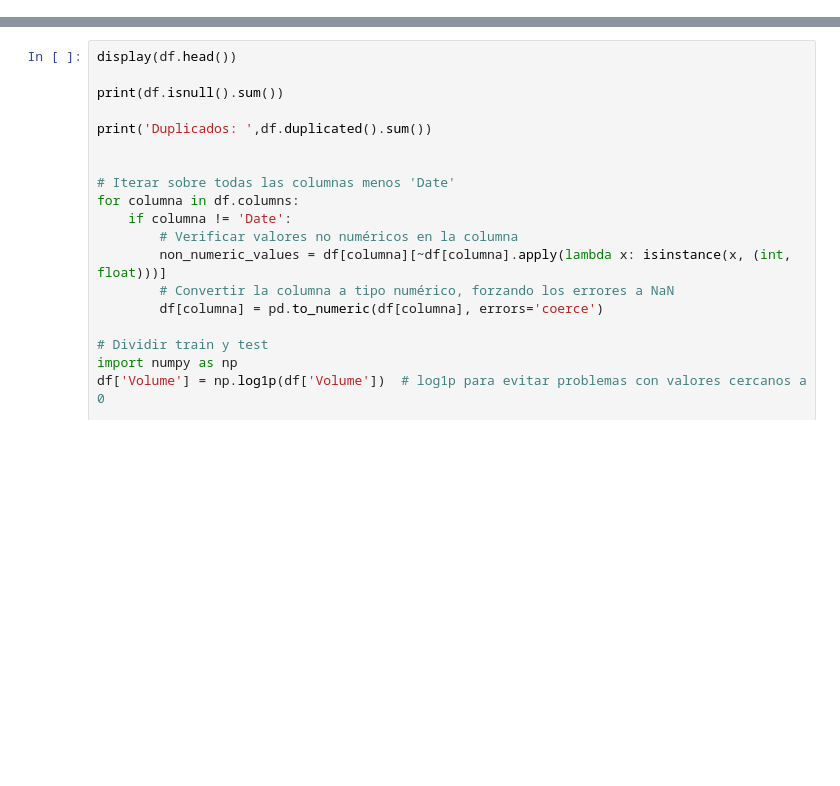
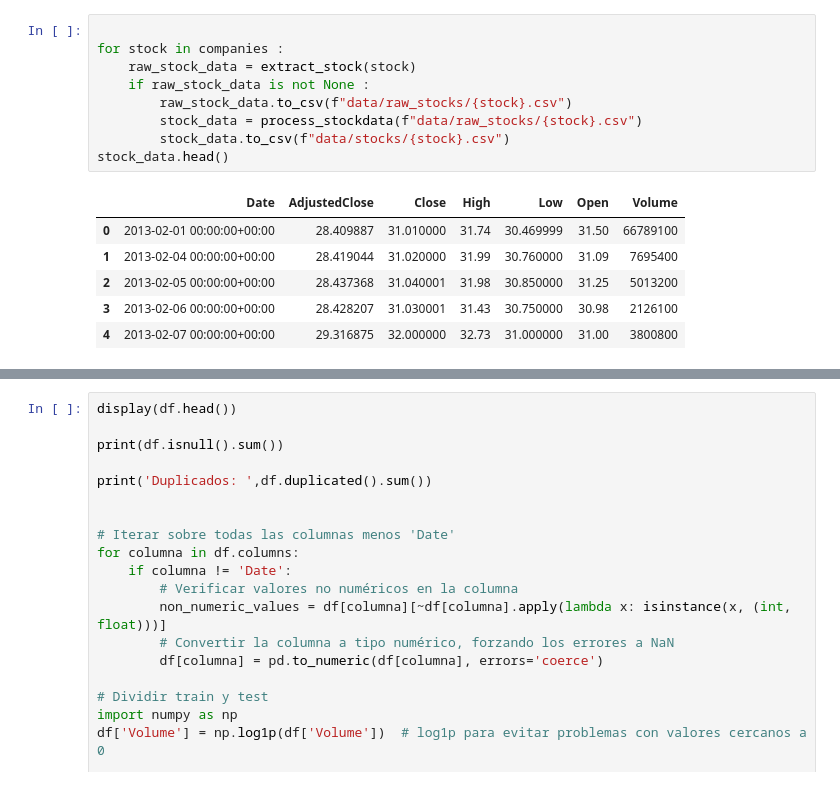
Before and after one commit to alfredofdlv/Proyect2_LABIACD, a Jupyter notebook: Notebook.ipynb, the cells around one changed output, grey strips where cells are left out. Cells and saved outputs as stored; diff of their text form; blank space fills up the shorter version.

Commit message:
Data retrieval

```diff
--- a/Notebook.ipynb
+++ b/Notebook.ipynb
@@ -35,0 +49,16 @@ Index(['Date', 'Adj Close', 'Close', 'High', 'Low', 'Open', 'Volume'], dtype='ob
+# %%
+
+for stock in companies :
+    raw_stock_data = extract_stock(stock)
+    if raw_stock_data is not None :
+        raw_stock_data.to_csv(f"data/raw_stocks/{stock}.csv")
+        stock_data = process_stockdata(f"data/raw_stocks/{stock}.csv")
+        stock_data.to_csv(f"data/stocks/{stock}.csv")
+stock_data.head()
+# %% [output]
+|  | Date | AdjustedClose | Close | High | Low | Open | Volume |
+| 0 | 2013-02-01 00:00:00+00:00 | 28.409887 | 31.010000 | 31.74 | 30.469999 | 31.50 | 66789100 |
+| 1 | 2013-02-04 00:00:00+00:00 | 28.419044 | 31.020000 | 31.99 | 30.760000 | 31.09 | 7695400 |
+| 2 | 2013-02-05 00:00:00+00:00 | 28.437368 | 31.040001 | 31.98 | 30.850000 | 31.25 | 5013200 |
+| 3 | 2013-02-06 00:00:00+00:00 | 28.428207 | 31.030001 | 31.43 | 30.750000 | 30.98 | 2126100 |
+| 4 | 2013-02-07 00:00:00+00:00 | 29.316875 | 32.000000 | 32.73 | 31.000000 | 31.00 | 3800800 |
```
Also changed, not shown: parts of 13 cells of this notebook, 2 other files.
